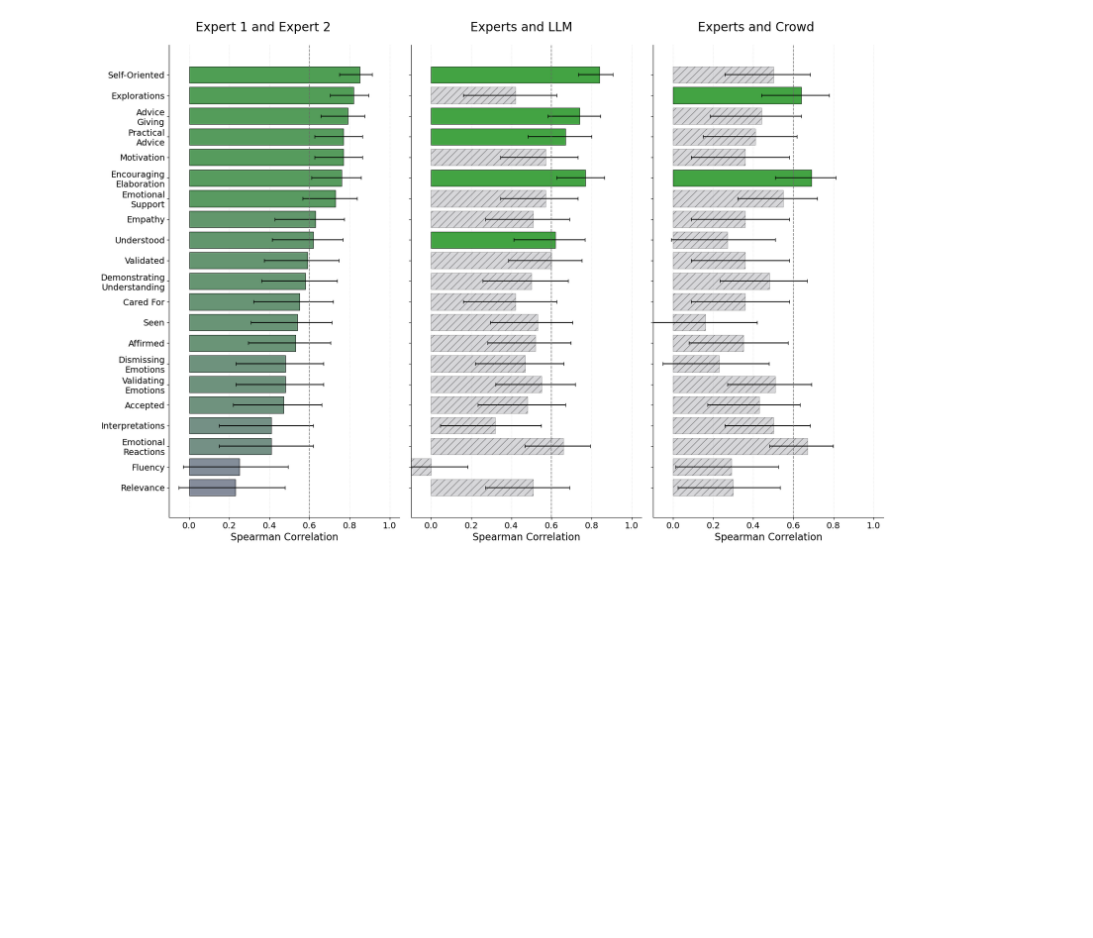
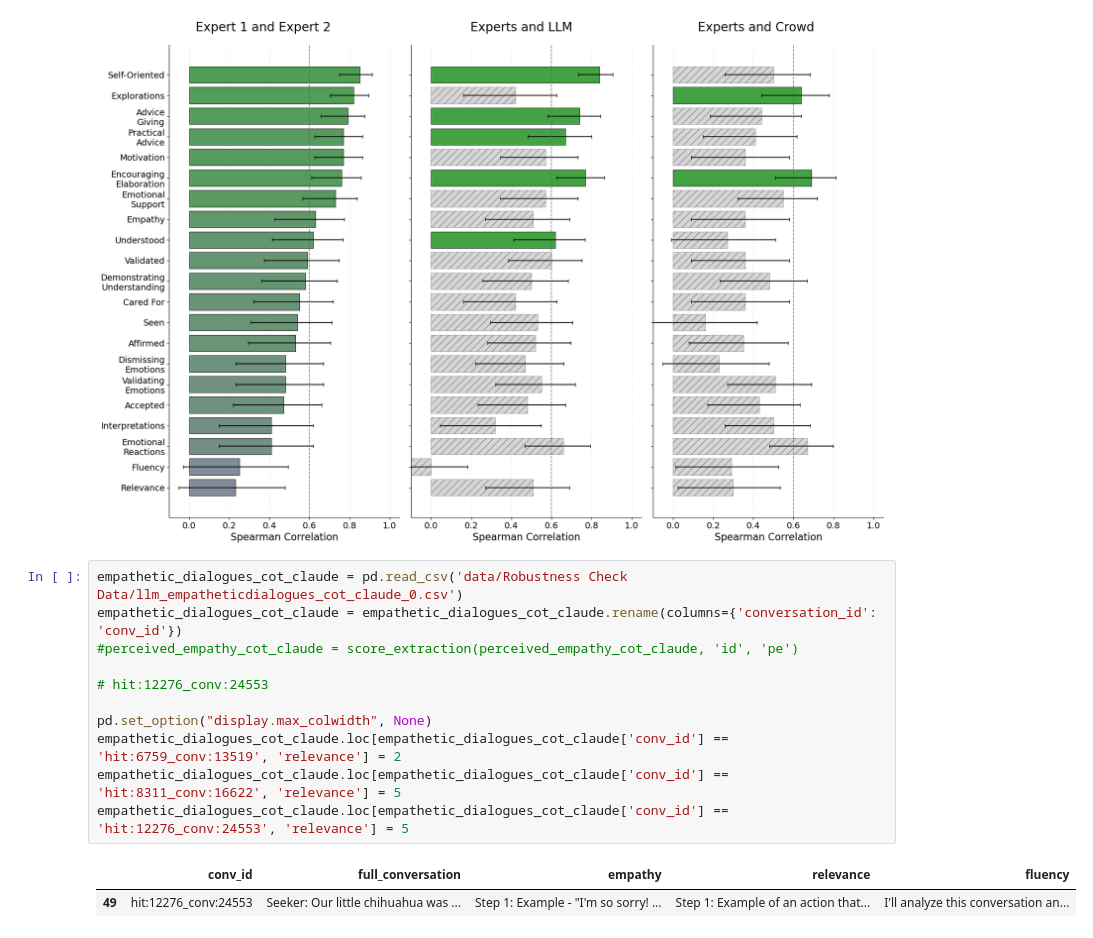
Before and after one commit to Fai-Poungpeth/evaluating-elements-of-empathic-communication, a Jupyter notebook: analysis.ipynb, the cells around one changed output. Cells and saved outputs as stored; diff of their text form; blank space fills up the shorter version.

```diff
--- a/analysis.ipynb
+++ b/analysis.ipynb
@@ -1066,3 +1086,17 @@ Passing `palette` without assigning `hue` is deprecated and will be removed in v
 
   sns.barplot(ax=ax,
 [figure]
+# %%
+empathetic_dialogues_cot_claude = pd.read_csv('data/Robustness Check Data/llm_empatheticdialogues_cot_claude_0.csv')
+empathetic_dialogues_cot_claude = empathetic_dialogues_cot_claude.rename(columns={'conversation_id': 'conv_id'})
+#perceived_empathy_cot_claude = score_extraction(perceived_empathy_cot_claude, 'id', 'pe')
+
+# hit:12276_conv:24553
+
+pd.set_option("display.max_colwidth", None)
+empathetic_dialogues_cot_claude.loc[empathetic_dialogues_cot_claude['conv_id'] == 'hit:6759_conv:13519', 'relevance'] = 2
+empathetic_dialogues_cot_claude.loc[empathetic_dialogues_cot_claude['conv_id'] == 'hit:8311_conv:16622', 'relevance'] = 5
+empathetic_dialogues_cot_claude.loc[empathetic_dialogues_cot_claude['conv_id'] == 'hit:12276_conv:24553', 'relevance'] = 5
+# %% [output]
+|  | conv_id | full_conversation | empathy | relevance | fluency |
+| 49 | hit:12276_conv:24553 | Seeker: Our little chihuahua was ... | Step 1: Example - "I'm so sorry! ... | Step 1: Example of an action that... | I'll analyze this conversation an... |
```
Also changed, not shown: parts of 5 cells of this notebook.
